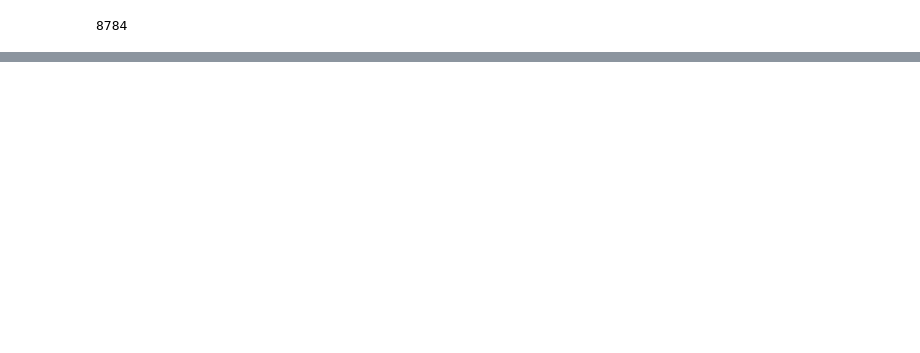
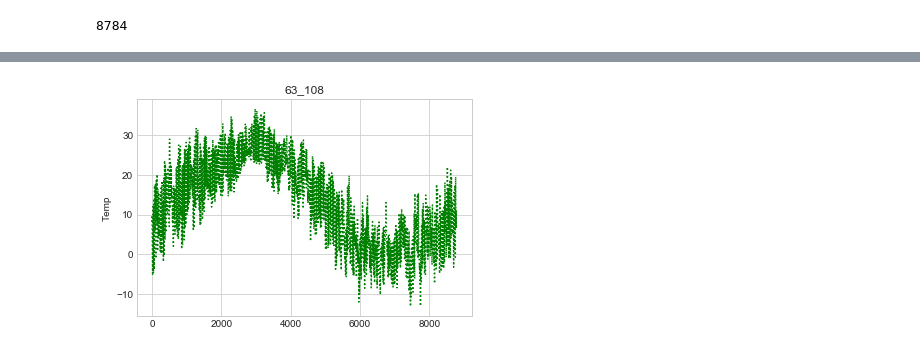
Before and after one commit to iceman67/Public_OpenAPI, a Jupyter notebook: Pandas CSV Read.ipynb, the cells around one changed output, grey strips where cells are left out. Cells and saved outputs as stored; diff of their text form; code cells hidden in the pictures; blank space fills up the shorter version.

```diff
--- a/Pandas CSV Read.ipynb
+++ b/Pandas CSV Read.ipynb
@@ -36,0 +159,13 @@ df.to_csv(file_name, encoding='utf-8')
+# %%
+import matplotlib.pyplot as plt
+plt.style.use('seaborn-whitegrid')
+
+x = list(range(len(gd)))
+plt.plot(x, gd['temp'], ':b', color='g')
+plt.xlim(0, 5)
+plt.ylim(15, 50);
+plt.axis('tight');
+plt.title("63_108")
+plt.ylabel("Temp");
+
+plt.show()
@@ -114,0 +411,15 @@ df_class.count()
+# %%
+df_normal = [x for x in df_temp if x > -20]
+# %%
+x = list(range(len(df_normal)))
+# %%
+plt.plot(x, df_normal, ':b', color='g')
+plt.xlim(0, 5)
+plt.ylim(15, 50);
+plt.axis('tight');
+plt.title("63_108")
+plt.ylabel("Temp");
+
+plt.show()
+# %% [output]
+[figure, added]
```
Also changed, not shown: parts of 47 cells of this notebook, 3 other files.
